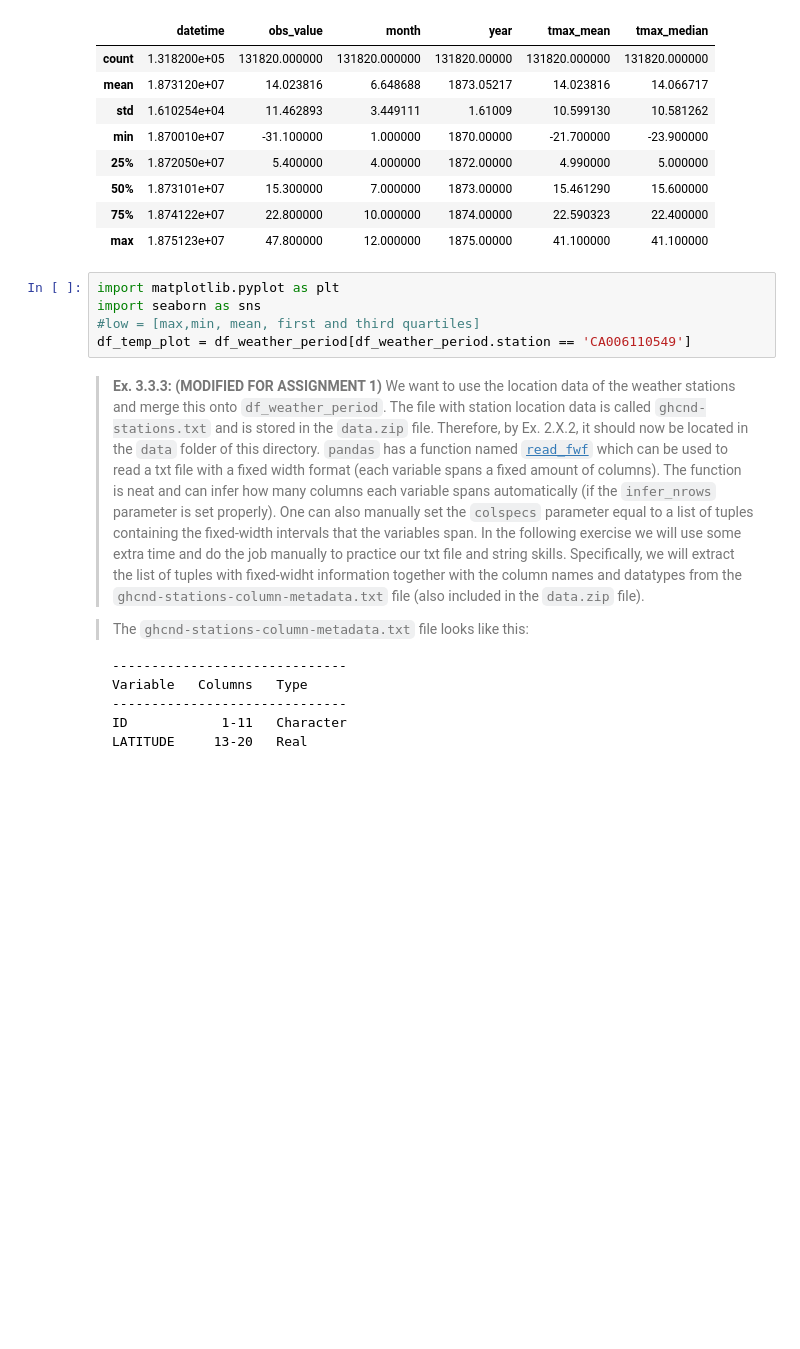
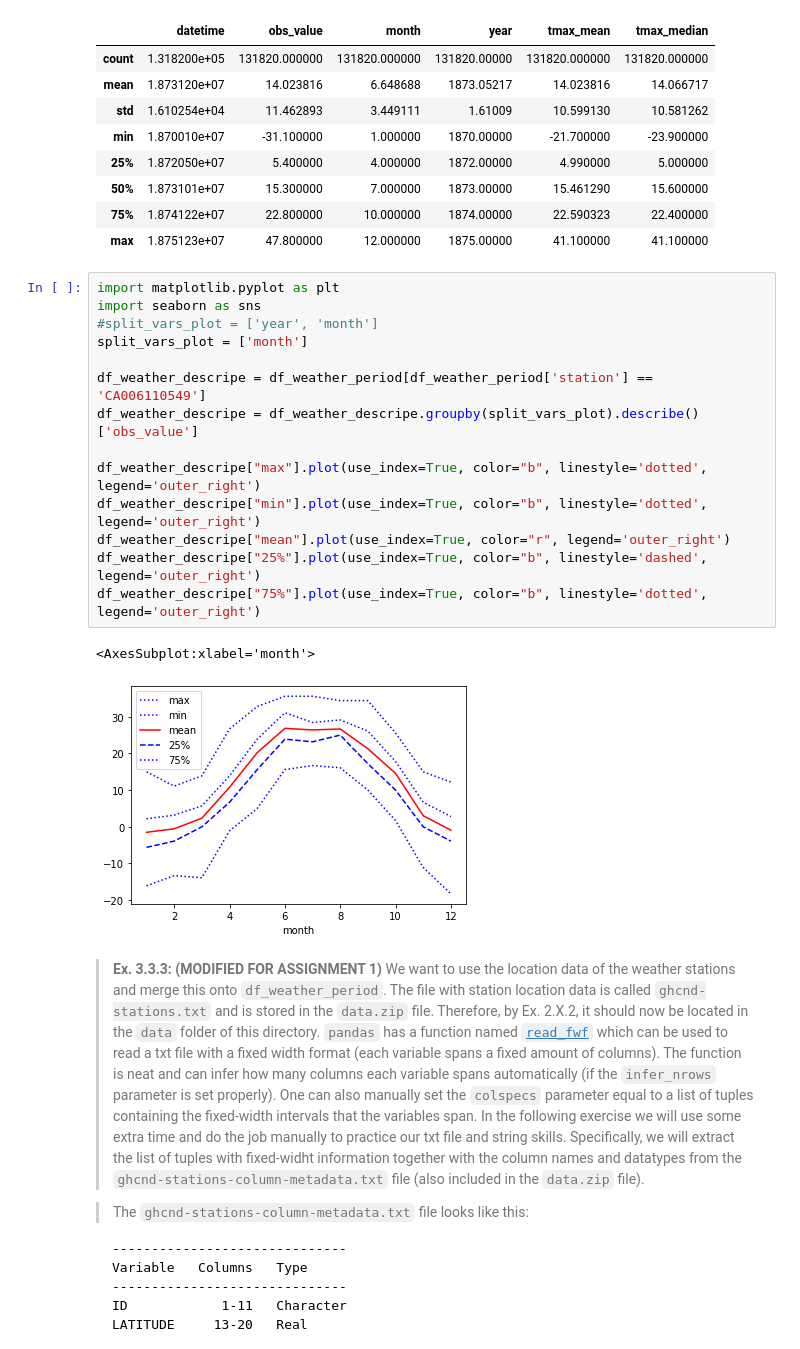
Before and after one commit to danawang10/isds29, a Jupyter notebook: assignment1/Kim/assignment_1_kim.ipynb, the cells around one changed output. Saved outputs shown, nothing was run; the diff lists cells and outputs as text; blank space fills up the shorter version.

```diff
--- a/assignment1/Kim/assignment_1_kim.ipynb
+++ b/assignment1/Kim/assignment_1_kim.ipynb
@@ -262,11 +262,23 @@ df_weather_period.describe()
 | 50% | 1.873101e+07 | 15.300000 | 7.000000 | 1873.00000 | 15.461290 | 15.600000 |
 | 75% | 1.874122e+07 | 22.800000 | 10.000000 | 1874.00000 | 22.590323 | 22.400000 |
 | max | 1.875123e+07 | 47.800000 | 12.000000 | 1875.00000 | 41.100000 | 41.100000 |
-# %%
-import matplotlib.pyplot as plt
-import seaborn as sns
-#low = [max,min, mean, first and third quartiles]
-df_temp_plot = df_weather_period[df_weather_period.station == 'CA006110549']
+# %%
+import matplotlib.pyplot as plt
+import seaborn as sns
+#split_vars_plot = ['year', 'month']
+split_vars_plot = ['month']
+
+df_weather_descripe = df_weather_period[df_weather_period['station'] == 'CA006110549']
+df_weather_descripe = df_weather_descripe.groupby(split_vars_plot).describe()['obs_value']
+
+df_weather_descripe["max"].plot(use_index=True, color="b", linestyle='dotted', legend='outer_right')
+df_weather_descripe["min"].plot(use_index=True, color="b", linestyle='dotted', legend='outer_right')
+df_weather_descripe["mean"].plot(use_index=True, color="r", legend='outer_right')
+df_weather_descripe["25%"].plot(use_index=True, color="b", linestyle='dashed', legend='outer_right')
+df_weather_descripe["75%"].plot(use_index=True, color="b", linestyle='dotted', legend='outer_right')
+# %% [output]
+<AxesSubplot:xlabel='month'>
+[figure, added]
 # %% [markdown]
 > **Ex. 3.3.3: (MODIFIED FOR ASSIGNMENT 1)** We want to use the location data of the weather stations and merge this onto `df_weather_period`. The file with station location data is called  `ghcnd-stations.txt` and is stored in the `data.zip` file. Therefore, by Ex. 2.X.2, it should now be located in the `data` folder of this directory. `pandas` has a function named [`read_fwf`](https://pandas.pydata.org/docs/reference/api/pandas.read_fwf.html) which can be used to read a txt file with a fixed width format (each variable spans a fixed amount of columns). The function is neat and can infer how many columns each variable spans automatically (if the `infer_nrows` parameter is set properly). One can also manually set the `colspecs` parameter equal to a list of tuples containing the fixed-width intervals that the variables span. In the following exercise we will use some extra time and do the job manually to practice our txt file and string skills. Specifically, we will extract the list of tuples with fixed-widht information together with the column names and datatypes from the `ghcnd-stations-column-metadata.txt` file (also included in the `data.zip` file).
 
```
Also changed, not shown: parts of 6 cells of this notebook.
